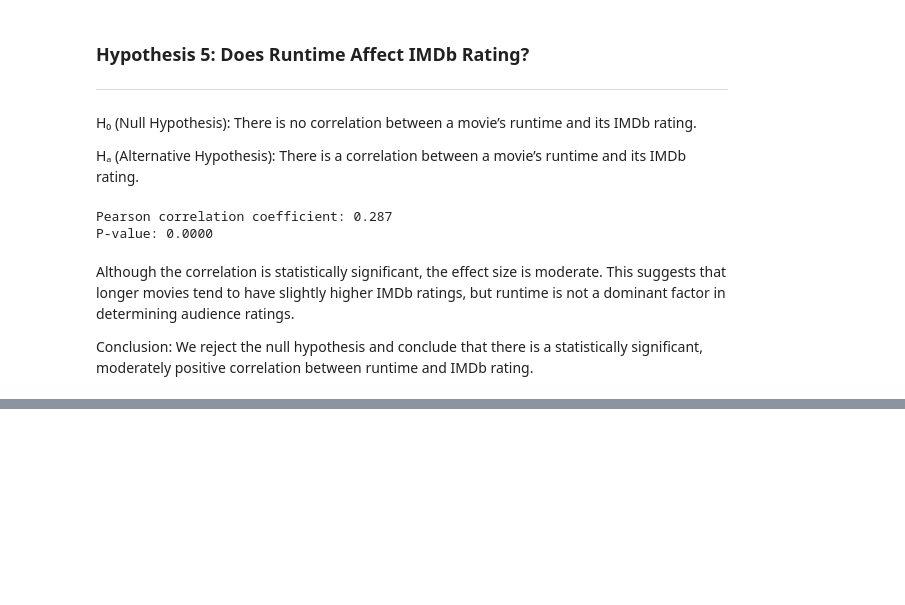
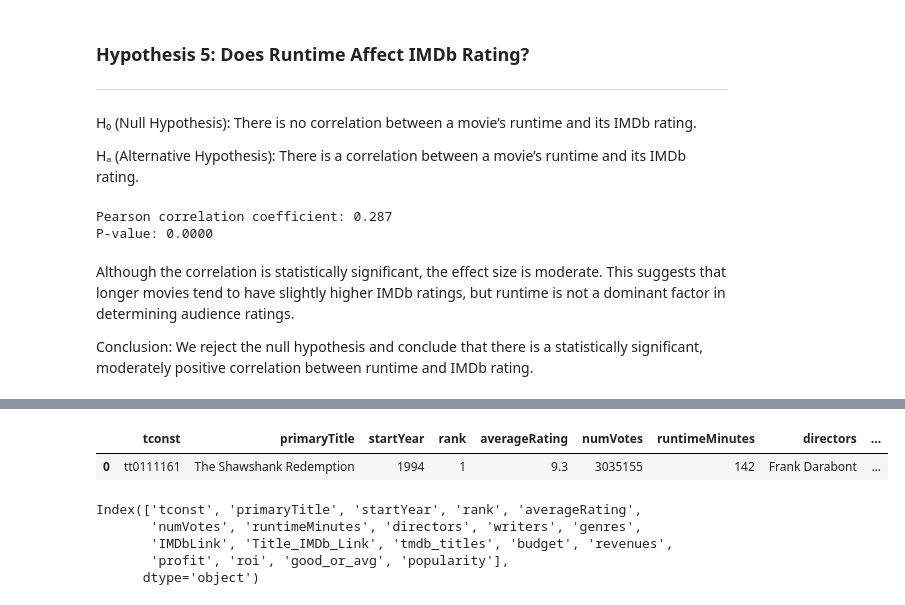
Before and after one commit to ivorionn/DSA210-TopMovies, a Jupyter notebook: top_movies.ipynb, the cells around one changed output, grey strips where cells are left out. Drawn from its saved outputs; the diff is of its cells as text; code cells hidden in the pictures; blank space fills up the shorter version.

```diff
--- a/top_movies.ipynb
+++ b/top_movies.ipynb
@@ -615,0 +672,13 @@ Conclusion: We reject the null hypothesis and conclude that there is a statistic
+# %%
+data.head(1)
+# %% [output]
+|  | tconst | primaryTitle | startYear | rank | averageRating | numVotes | runtimeMinutes | directors | ... |
+| 0 | tt0111161 | The Shawshank Redemption | 1994 | 1 | 9.3 | 3035155 | 142 | Frank Darabont | ... |
+# %%
+data.columns
+# %% [output]
+Index(['tconst', 'primaryTitle', 'startYear', 'rank', 'averageRating',
+       'numVotes', 'runtimeMinutes', 'directors', 'writers', 'genres',
+       'IMDbLink', 'Title_IMDb_Link', 'tmdb_titles', 'budget', 'revenues',
+       'profit', 'roi', 'good_or_avg', 'popularity'],
+      dtype='object')
```
Also changed, not shown: parts of 38 cells of this notebook, 2 other files.
